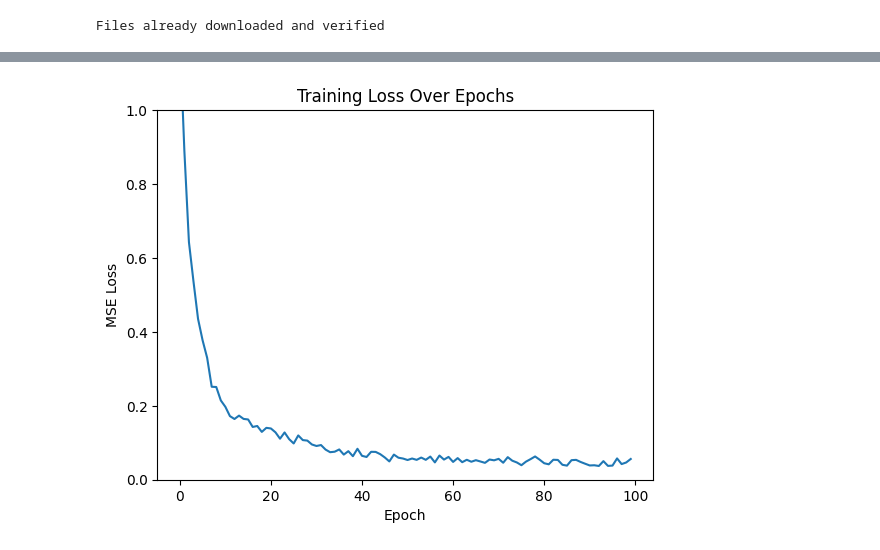
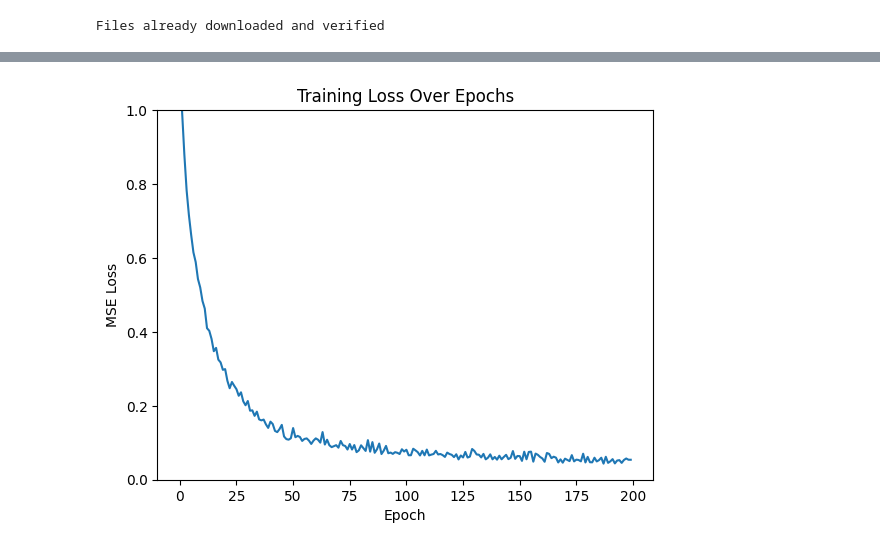
Before and after one commit to patrick-lindemann/ddpm, a Jupyter notebook: scheduler-test.ipynb, the cells around one changed output, grey strips where cells are left out. Saved outputs shown, nothing was run; the diff lists cells and outputs as text; code cells hidden in the pictures.

```diff
--- a/scheduler-test.ipynb
+++ b/scheduler-test.ipynb
@@ -16,7 +16,7 @@ device = torch.device("cuda" if torch.cuda.is_available() else "cpu")
 BATCH_SIZE = 128
 
 # How many runs through the data should we do?
-NO_EPOCHS = 100
+NO_EPOCHS = 200
 
 # How time steps for scheduler?
 TIME_STEPS = 300
@@ -101,7 +101,7 @@ class BasicUnet(nn.Module):
         self,
         in_channels=3,
         out_channels=3,
-        features=[64, 128, 256, 512],
+        features=[32, 64, 128, 256],
     ):
         # UNET Convolution
         super(BasicUnet, self).__init__()
@@ -114,7 +114,7 @@ class BasicUnet(nn.Module):
             self.downs.append(DoubleConv(in_channels, feature))
             in_channels = feature
 
-            # Up part of UNET
+        # Up part of UNET
         for feature in reversed(features):
             self.ups.append(
                 nn.ConvTranspose2d(
@@ -208,7 +208,7 @@ def display_noisy_images(img, nrow=3):
 img = images[0]
 
 # Create the network
-model = CNN_with_Unet()
+model = BasicUnet()
 model.to(device)
 
 loss_fn = nn.MSELoss()
@@ -261,4 +263,4 @@ Finished epoch 99. Average loss for this epoch: 0.056145
-[figure, old version]
+[figure, new version]
 # %%
 t = torch.randint(0, TIME_STEPS, (1,)).long()
 img_noisy, noise = noise_scheduler(x_0=img, t=t, betas=BETAS, device=device)
```
Also changed, not shown: parts of 6 cells of this notebook.
